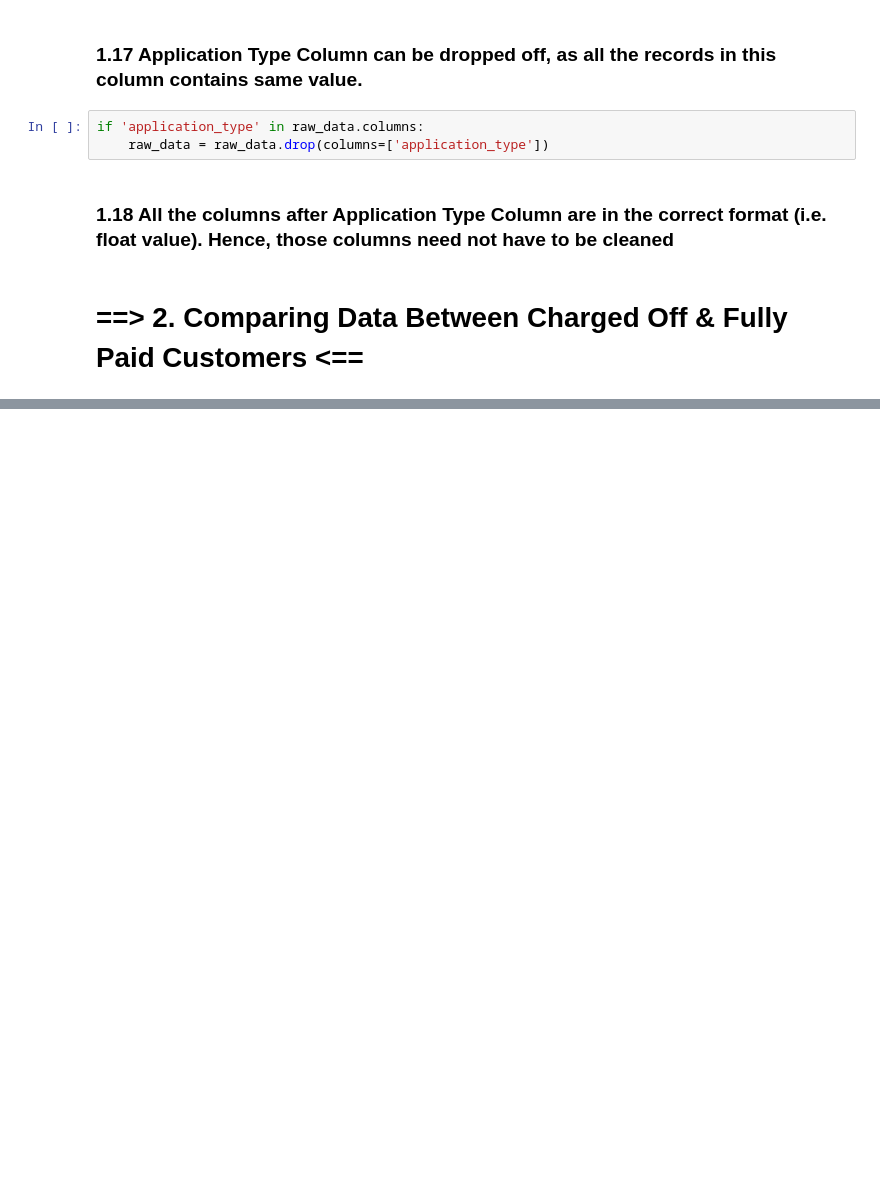
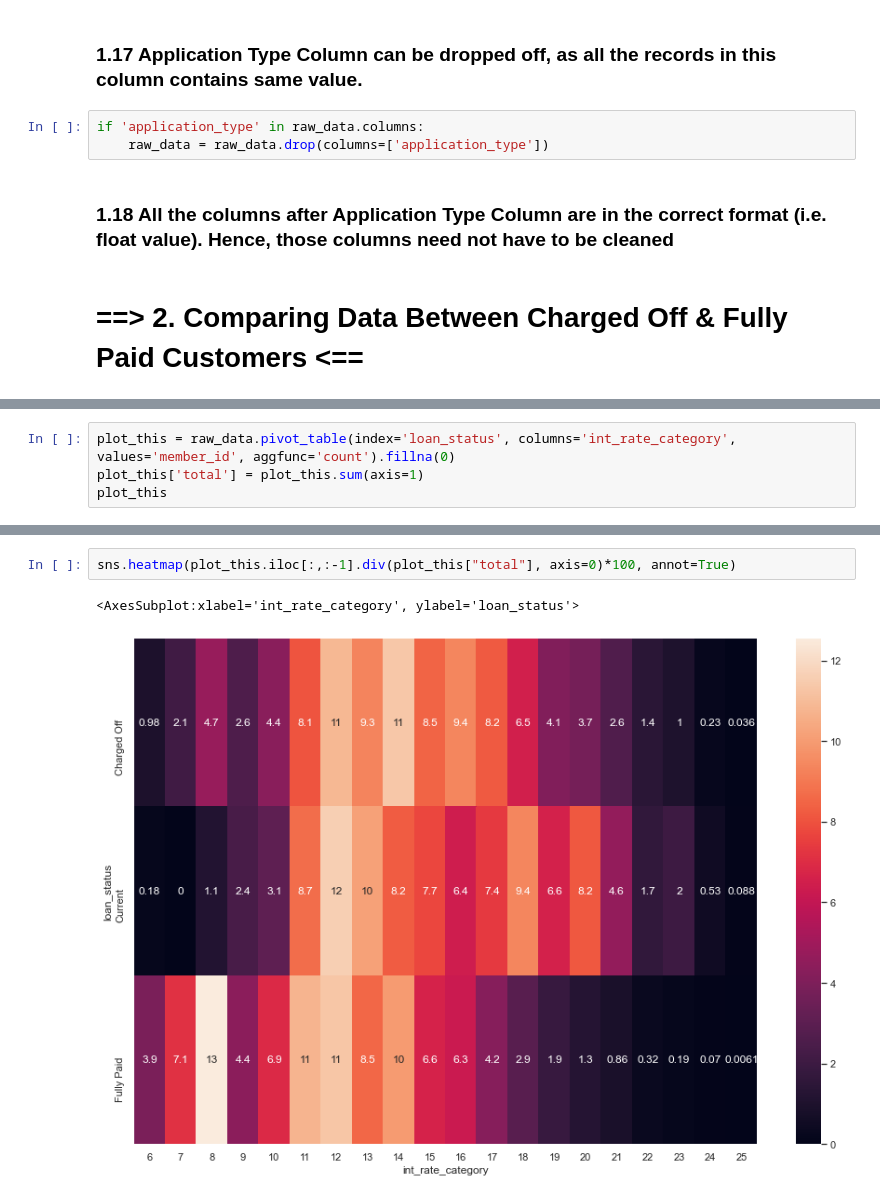
Before and after one commit to akshaykadam100/Lending-Club-Case-Study, a Jupyter notebook: Group_Facilitator_Name_V2.ipynb, the cells around one changed output, grey strips where cells are left out. Drawn from its saved outputs; the diff is of its cells as text; blank space fills up the shorter version.

```diff
--- a/Group_Facilitator_Name_V2.ipynb
+++ b/Group_Facilitator_Name_V2.ipynb
@@ -295,0 +240,4 @@ Name: dti, dtype: float64
+# %%
+plot_this = raw_data.pivot_table(index='loan_status', columns='int_rate_category', values='member_id', aggfunc='count').fillna(0)
+plot_this['total'] = plot_this.sum(axis=1)
+plot_this
@@ -295,0 +251,5 @@ Name: dti, dtype: float64
+# %%
+sns.heatmap(plot_this.iloc[:,:-1].div(plot_this["total"], axis=0)*100, annot=True)
+# %% [output]
+<AxesSubplot:xlabel='int_rate_category', ylabel='loan_status'>
+[figure, added]
```
Also changed, not shown: parts of 52 cells of this notebook, 1 other file.
